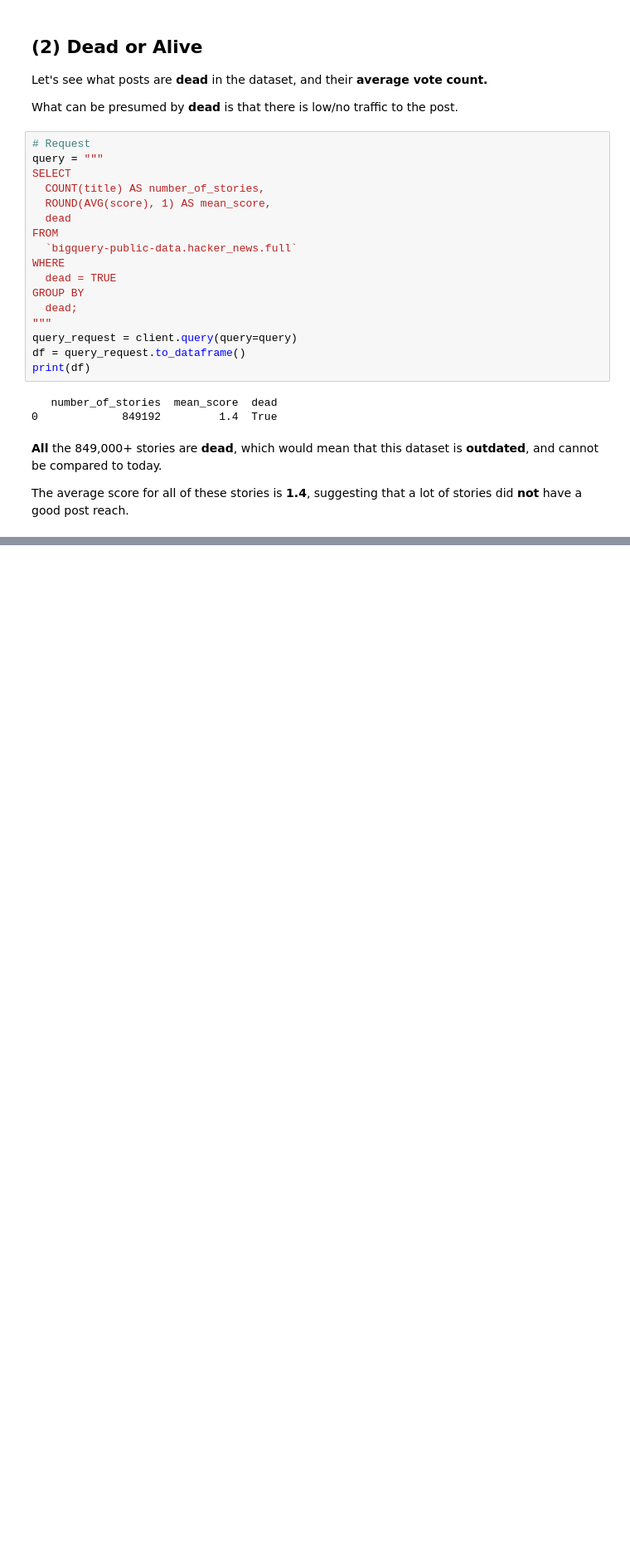
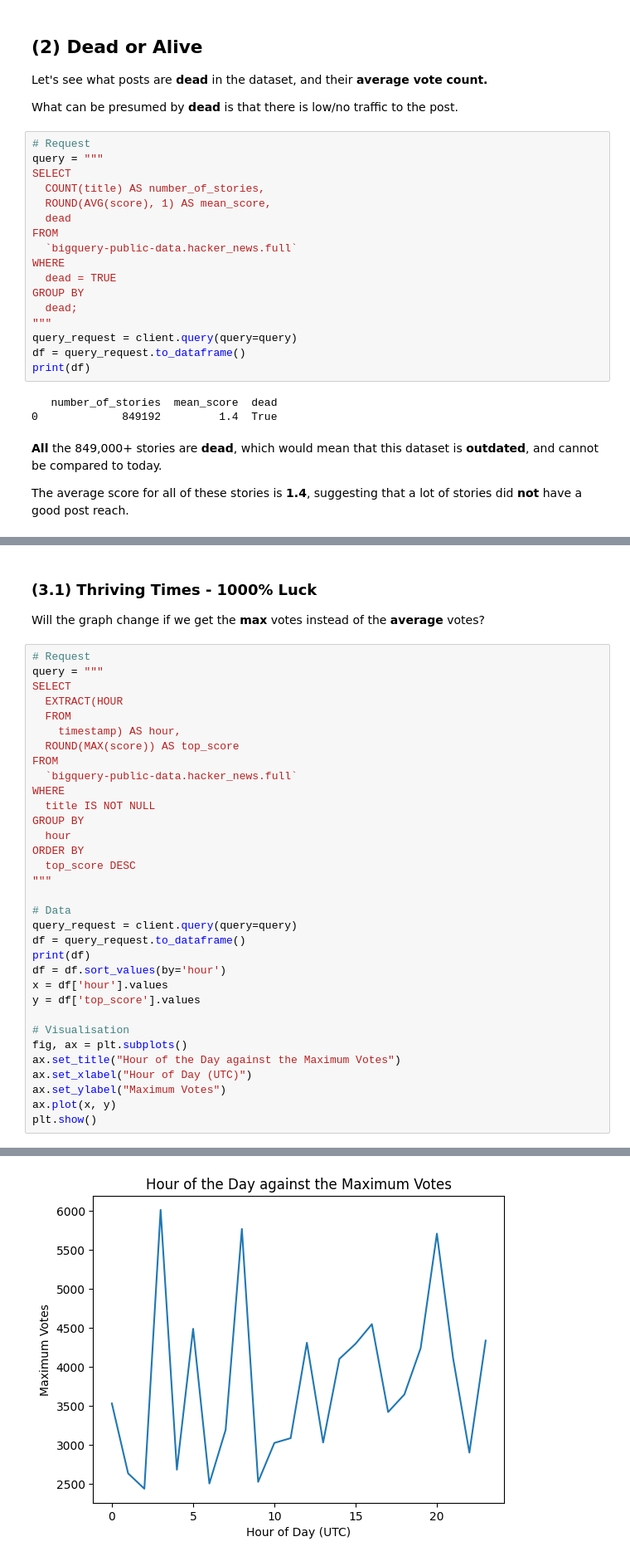
Before and after one commit to biggiefats/HackerNewsAnalysis, a Jupyter notebook: HackerNews.ipynb, the cells around one changed output, grey strips where cells are left out. Shown: that part at 83% size. Saved outputs shown, nothing was run; the diff lists cells and outputs as text; blank space fills up the shorter version.

```diff
--- a/HackerNews.ipynb
+++ b/HackerNews.ipynb
@@ -215,0 +290,38 @@ The average score for all of these stories is **1.4**, suggesting that a lot of
+# %% [markdown]
+### (3.1) Thriving Times - 1000% Luck
+
+Will the graph change if we get the **max** votes instead of the **average** votes?
+# %%
+# Request
+query = """
+SELECT
+  EXTRACT(HOUR
+  FROM
+    timestamp) AS hour,
+  ROUND(MAX(score)) AS top_score
+FROM
+  `bigquery-public-data.hacker_news.full`
+WHERE
+  title IS NOT NULL
+GROUP BY
+  hour
+ORDER BY
+  top_score DESC
+"""
+
+# Data
+query_request = client.query(query=query)
+df = query_request.to_dataframe()
+print(df)
+df = df.sort_values(by='hour')
+x = df['hour'].values
+y = df['top_score'].values
+
+# Visualisation
+fig, ax = plt.subplots()
+ax.set_title("Hour of the Day against the Maximum Votes")
+ax.set_xlabel("Hour of Day (UTC)")
+ax.set_ylabel("Maximum Votes")
+ax.plot(x, y)
+plt.show()
+# %% [output]
@@ -215,0 +345 @@ The average score for all of these stories is **1.4**, suggesting that a lot of
+[figure, added]
```
Also changed, not shown: parts of 7 cells of this notebook.
